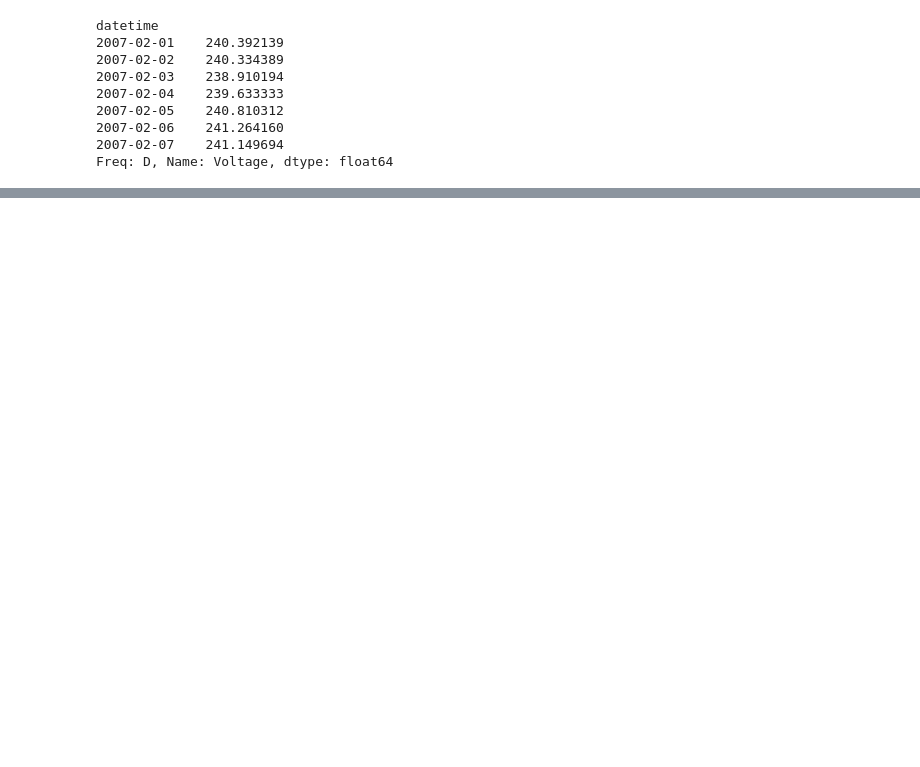
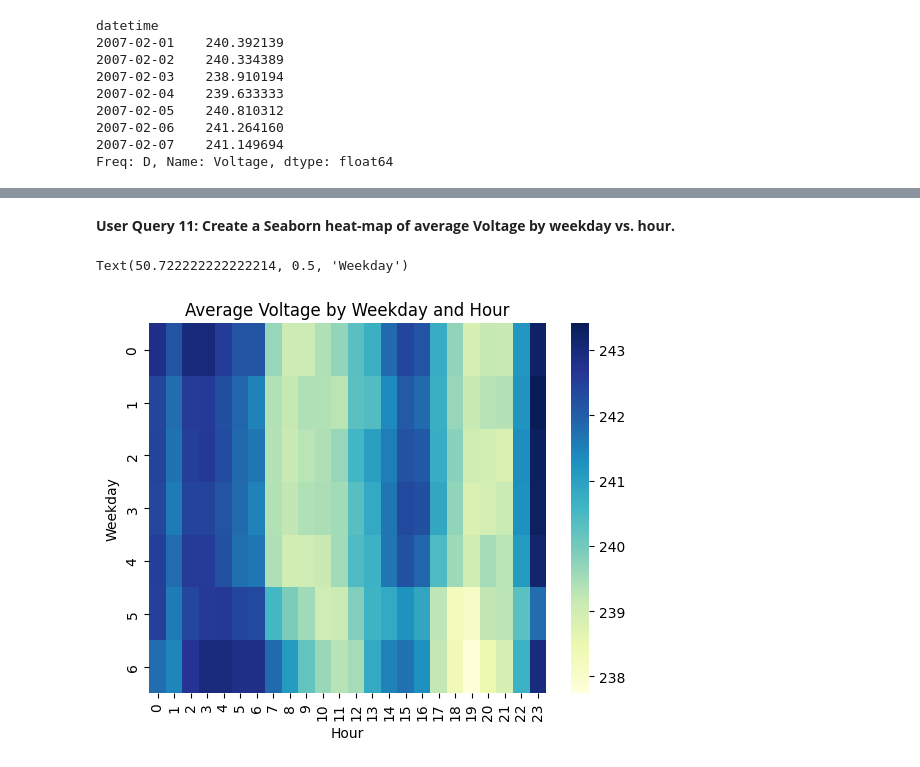
Before and after one commit to Cygnus101/PandasGPT, a Jupyter notebook: notebook/safeframeaitest.ipynb, the cells around one changed output, grey strips where cells are left out. Saved outputs shown, nothing was run; the diff lists cells and outputs as text; code cells hidden in the pictures; blank space fills up the shorter version.

```diff
--- a/notebook/safeframeaitest.ipynb
+++ b/notebook/safeframeaitest.ipynb
@@ -89,0 +128,12 @@ df[['Global_active_power', 'Sub_metering_1', 'Sub_metering_2', 'Sub_metering_3']
+# %% [markdown]
+**User Query 11: Create a Seaborn heat-map of average Voltage by weekday vs. hour.**
+# %%
+
+ import seaborn as sns
+sns.heatmap(df.groupby([df.index.weekday, df.index.hour])['Voltage'].mean().unstack(), cmap='YlGnBu') # heatmap of avg voltage by weekday/hour
+plt.title('Average Voltage by Weekday and Hour') # add title
+plt.xlabel('Hour') # add x-axis label
+plt.ylabel('Weekday') # add y-axis label
+# %% [output]
+Text(50.722222222222214, 0.5, 'Weekday')
+[figure, added]
```
Also changed, not shown: parts of 22 cells of this notebook.
